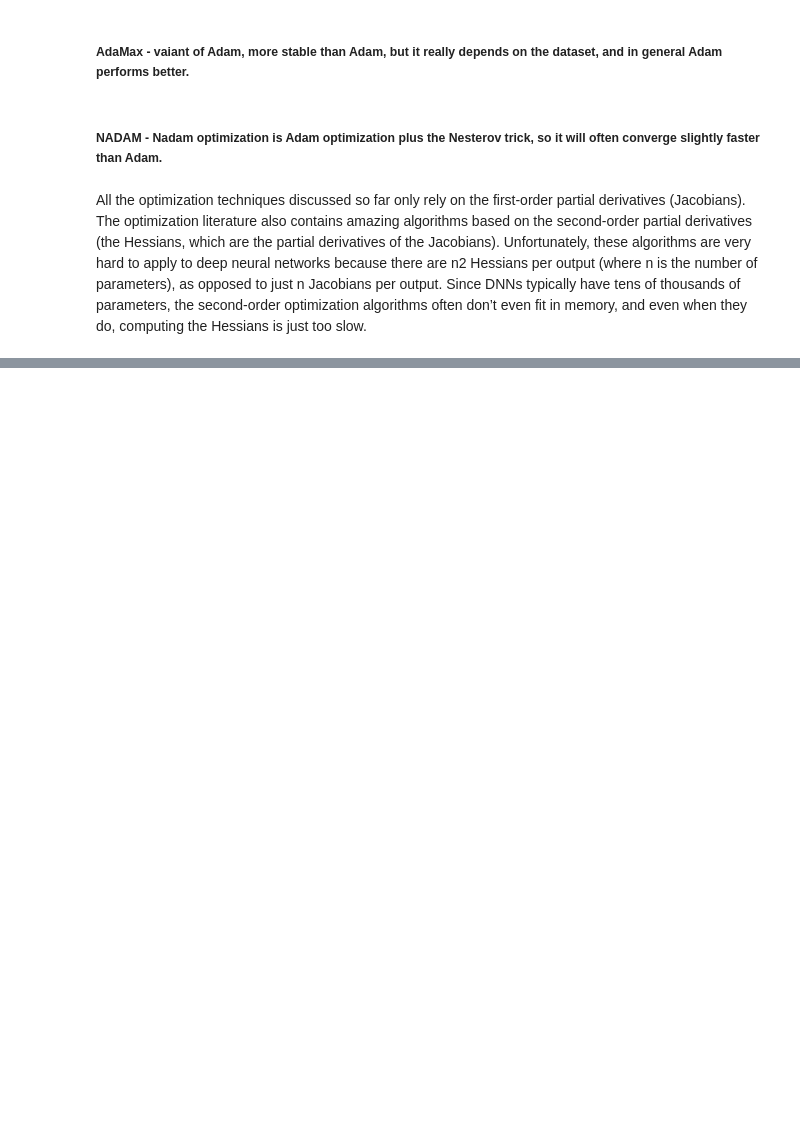
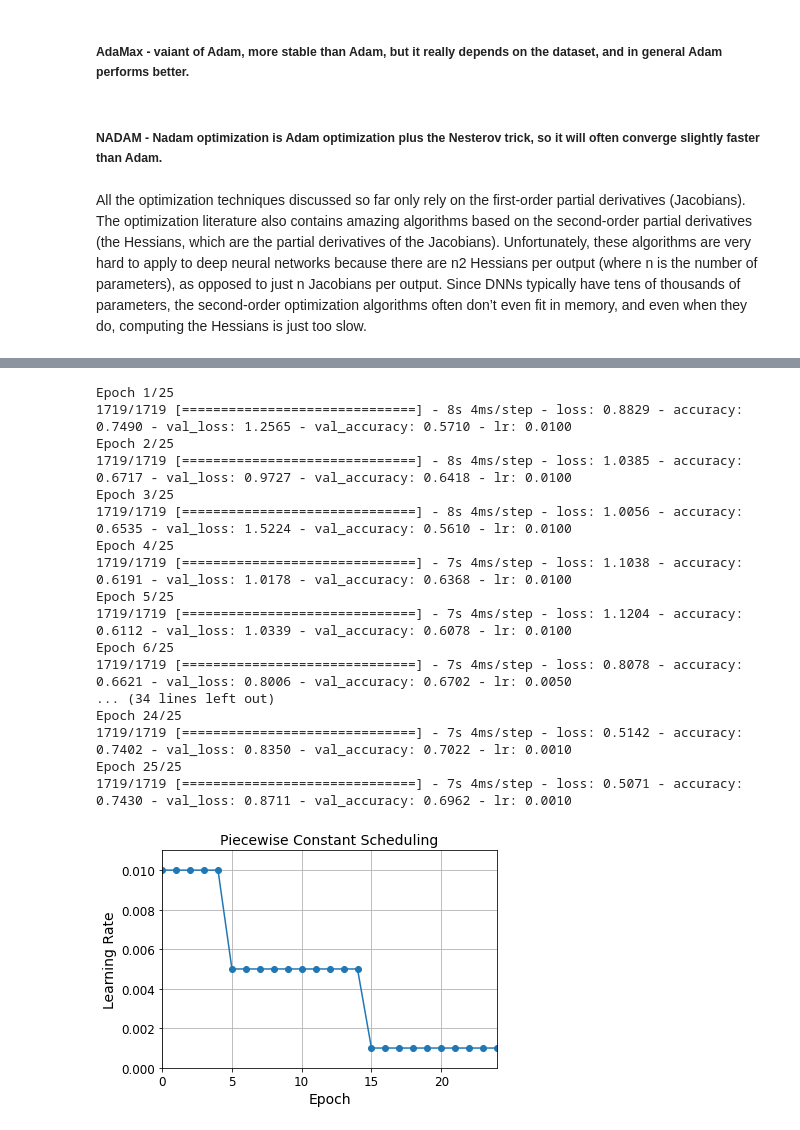
Before and after one commit to woo91rmgh/neural_networks, a Jupyter notebook: _11_trainingNN.ipynb, the cells around one changed output, grey strips where cells are left out. Drawn from its saved outputs; the diff is of its cells as text; code cells hidden in the pictures; blank space fills up the shorter version.

```diff
--- a/_11_trainingNN.ipynb
+++ b/_11_trainingNN.ipynb
@@ -790,0 +985,58 @@ All the optimization techniques discussed so far only rely on the first-order pa
+# %%
+def piecewise_constant_fn(epoch):
+    if epoch < 5:
+        return 0.01
+    elif epoch < 15:
+        return 0.005
+    else:
+        return 0.001
+
+def piecewise_constant(boundaries, values):
+    boundaries = np.array([0] + boundaries)
+    values = np.array(values)
+    def piecewise_constant_fn(epoch):
+        return values[np.argmax(boundaries > epoch) - 1]
+    return piecewise_constant_fn
+
+piecewise_constant_fn = piecewise_constant([5, 15], [0.01, 0.005, 0.001])
+# %%
+lr_scheduler = keras.callbacks.LearningRateScheduler(piecewise_constant_fn)
+
+model = keras.models.Sequential([
+    keras.layers.Flatten(input_shape=[28, 28]),
+    keras.layers.Dense(300, activation="selu", kernel_initializer="lecun_normal"),
+    keras.layers.Dense(100, activation="selu", kernel_initializer="lecun_normal"),
+    keras.layers.Dense(10, activation="softmax")
+])
+model.compile(loss="sparse_categorical_crossentropy", optimizer="nadam", metrics=["accuracy"])
+n_epochs = 25
+history = model.fit(X_train_scaled, y_train, epochs=n_epochs,
+                    validation_data=(X_valid_scaled, y_valid),
+                    callbacks=[lr_scheduler])
+
+plt.plot(history.epoch, [piecewise_constant_fn(epoch) for epoch in history.epoch], "o-")
+plt.axis([0, n_epochs - 1, 0, 0.011])
+plt.xlabel("Epoch")
+plt.ylabel("Learning Rate")
+plt.title("Piecewise Constant Scheduling", fontsize=14)
+plt.grid(True)
+plt.show()
+# %% [output]
+Epoch 1/25
+1719/1719 [==============================] - 8s 4ms/step - loss: 0.8829 - accuracy: 0.7490 - val_loss: 1.2565 - val_accuracy: 0.5710 - lr: 0.0100
+Epoch 2/25
+1719/1719 [==============================] - 8s 4ms/step - loss: 1.0385 - accuracy: 0.6717 - val_loss: 0.9727 - val_accuracy: 0.6418 - lr: 0.0100
+Epoch 3/25
+1719/1719 [==============================] - 8s 4ms/step - loss: 1.0056 - accuracy: 0.6535 - val_loss: 1.5224 - val_accuracy: 0.5610 - lr: 0.0100
+Epoch 4/25
+1719/1719 [==============================] - 7s 4ms/step - loss: 1.1038 - accuracy: 0.6191 - val_loss: 1.0178 - val_accuracy: 0.6368 - lr: 0.0100
+Epoch 5/25
+1719/1719 [==============================] - 7s 4ms/step - loss: 1.1204 - accuracy: 0.6112 - val_loss: 1.0339 - val_accuracy: 0.6078 - lr: 0.0100
+Epoch 6/25
+1719/1719 [==============================] - 7s 4ms/step - loss: 0.8078 - accuracy: 0.6621 - val_loss: 0.8006 - val_accuracy: 0.6702 - lr: 0.0050
+... (34 lines left out)
+Epoch 24/25
+1719/1719 [==============================] - 7s 4ms/step - loss: 0.5142 - accuracy: 0.7402 - val_loss: 0.8350 - val_accuracy: 0.7022 - lr: 0.0010
+Epoch 25/25
+1719/1719 [==============================] - 7s 4ms/step - loss: 0.5071 - accuracy: 0.7430 - val_loss: 0.8711 - val_accuracy: 0.6962 - lr: 0.0010
+[figure, added]
```
Also changed, not shown: parts of 31 cells of this notebook, 3 other files.
